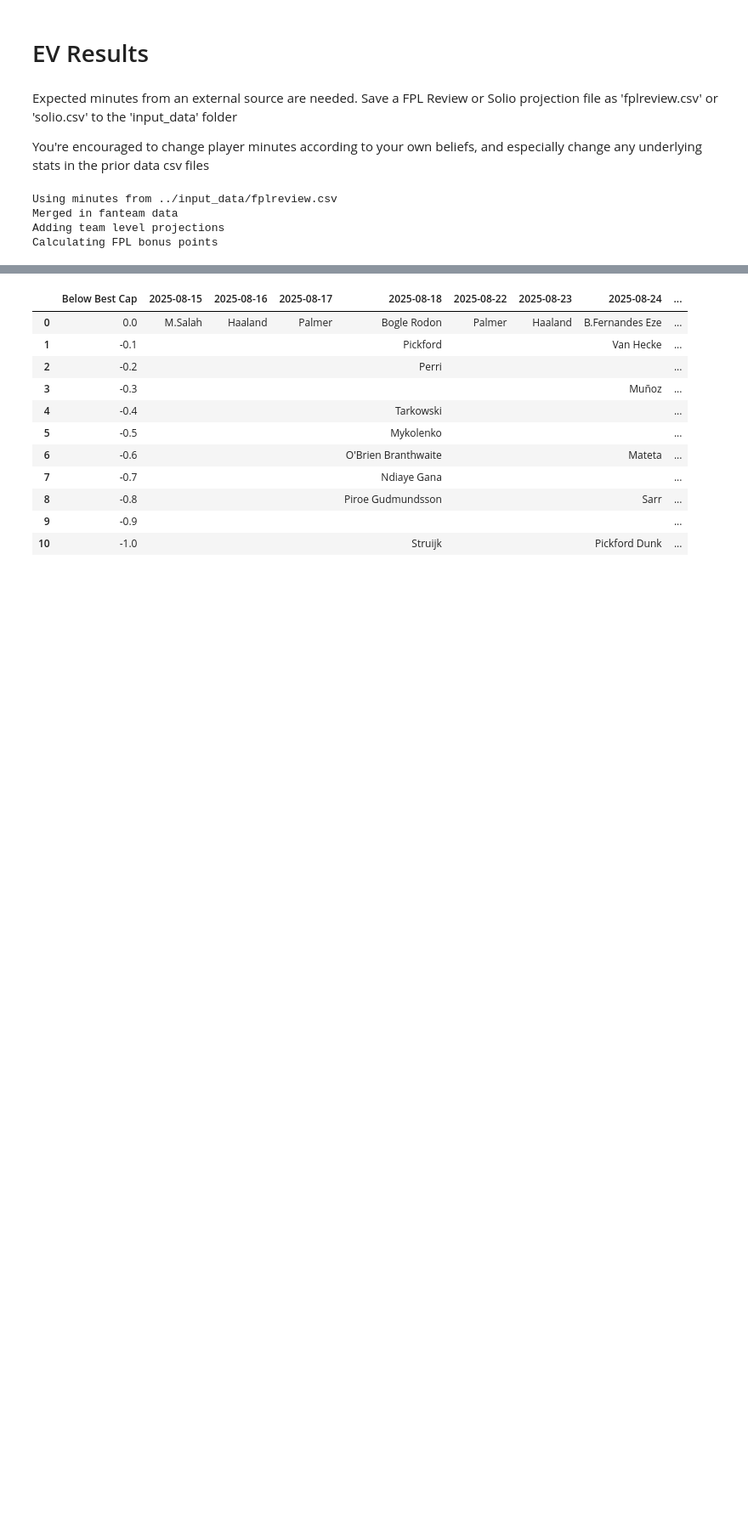
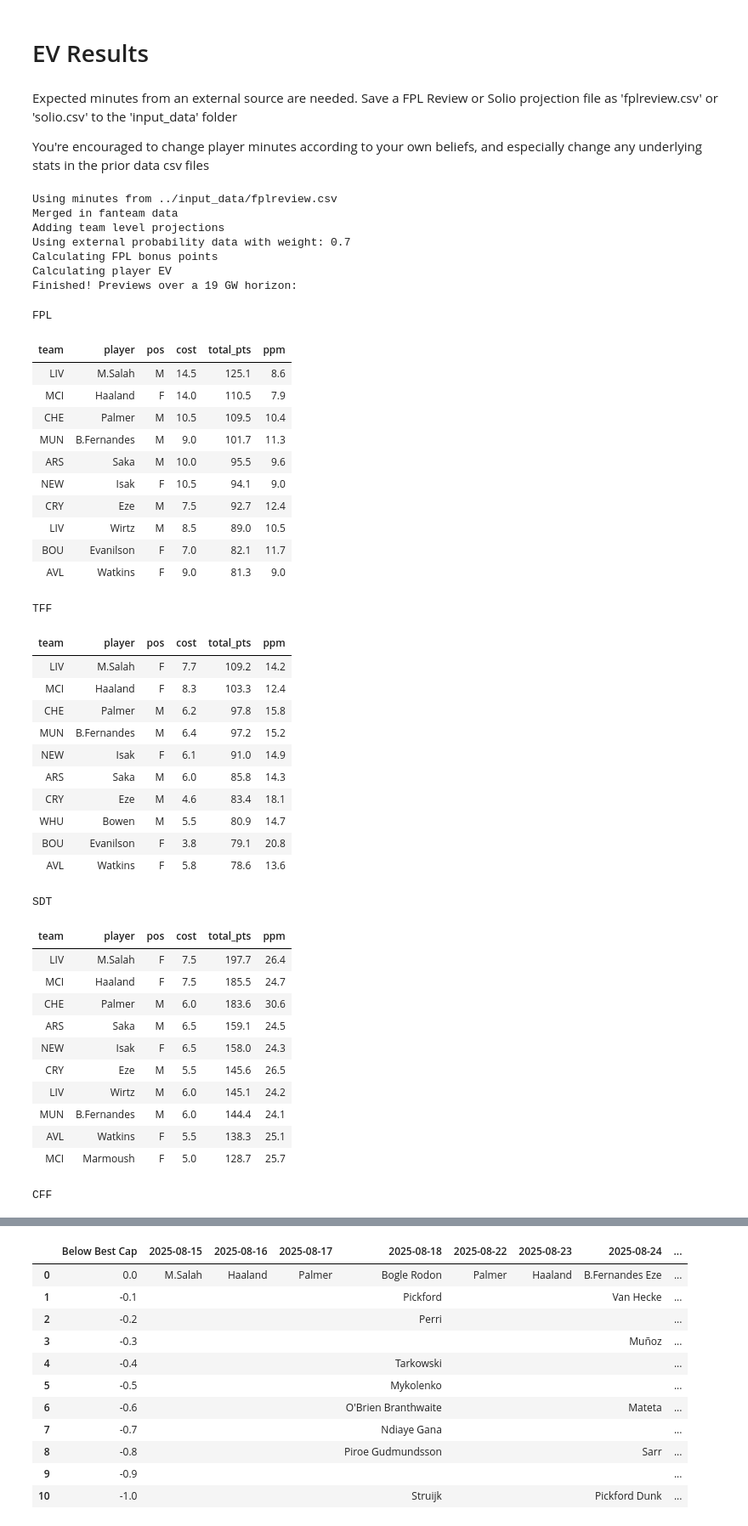
Before and after one commit to SamTroy/multi_ff_opt, a Jupyter notebook: run/run.ipynb, the cells around one changed output, grey strips where cells are left out. Shown at 85% size. Drawn from its saved outputs; the diff is of its cells as text; code cells hidden in the pictures; blank space fills up the shorter version.

```diff
--- a/run/run.ipynb
+++ b/run/run.ipynb
@@ -1372,10 +1372,50 @@ Expected minutes from an external source are needed. Save a FPL Review or Solio
 
 You're encouraged to change player minutes according to your own beliefs, and especially change any underlying stats in the prior data csv files
 # %%
-ev_results = generate_ev(last_date=10, xmin_cutoff=10, aux_weight=0.7, formats=['fpl','tff', 'sdt', 'cff', 'fanteam'],
+ev_results = generate_ev(last_date=19, xmin_cutoff=10, aux_weight=0.7, formats=['fpl','tff', 'sdt', 'cff', 'fanteam'],
                          write_to_csv=True, write_to_excel=True)
 # %% [output]
 Using minutes from ../input_data/fplreview.csv
 Merged in fanteam data
 Adding team level projections
+Using external probability data with weight: 0.7
 Calculating FPL bonus points
+Calculating player EV
+Finished! Previews over a 19 GW horizon:
+FPL
+| team | player | pos | cost | total_pts | ppm |
+| LIV | M.Salah | M | 14.5 | 125.1 | 8.6 |
+| MCI | Haaland | F | 14.0 | 110.5 | 7.9 |
+| CHE | Palmer | M | 10.5 | 109.5 | 10.4 |
+| MUN | B.Fernandes | M | 9.0 | 101.7 | 11.3 |
+| ARS | Saka | M | 10.0 | 95.5 | 9.6 |
+| NEW | Isak | F | 10.5 | 94.1 | 9.0 |
+| CRY | Eze | M | 7.5 | 92.7 | 12.4 |
+| LIV | Wirtz | M | 8.5 | 89.0 | 10.5 |
+| BOU | Evanilson | F | 7.0 | 82.1 | 11.7 |
+| AVL | Watkins | F | 9.0 | 81.3 | 9.0 |
+TFF
+| team | player | pos | cost | total_pts | ppm |
+| LIV | M.Salah | F | 7.7 | 109.2 | 14.2 |
+| MCI | Haaland | F | 8.3 | 103.3 | 12.4 |
+| CHE | Palmer | M | 6.2 | 97.8 | 15.8 |
+| MUN | B.Fernandes | M | 6.4 | 97.2 | 15.2 |
+| NEW | Isak | F | 6.1 | 91.0 | 14.9 |
+| ARS | Saka | M | 6.0 | 85.8 | 14.3 |
+| CRY | Eze | M | 4.6 | 83.4 | 18.1 |
+| WHU | Bowen | M | 5.5 | 80.9 | 14.7 |
+| BOU | Evanilson | F | 3.8 | 79.1 | 20.8 |
+| AVL | Watkins | F | 5.8 | 78.6 | 13.6 |
+SDT
+| team | player | pos | cost | total_pts | ppm |
+| LIV | M.Salah | F | 7.5 | 197.7 | 26.4 |
+| MCI | Haaland | F | 7.5 | 185.5 | 24.7 |
+| CHE | Palmer | M | 6.0 | 183.6 | 30.6 |
+| ARS | Saka | M | 6.5 | 159.1 | 24.5 |
+| NEW | Isak | F | 6.5 | 158.0 | 24.3 |
+| CRY | Eze | M | 5.5 | 145.6 | 26.5 |
+| LIV | Wirtz | M | 6.0 | 145.1 | 24.2 |
+| MUN | B.Fernandes | M | 6.0 | 144.4 | 24.1 |
+| AVL | Watkins | F | 5.5 | 138.3 | 25.1 |
+| MCI | Marmoush | F | 5.0 | 128.7 | 25.7 |
+CFF
```
Also changed, not shown: parts of 5 cells of this notebook.
